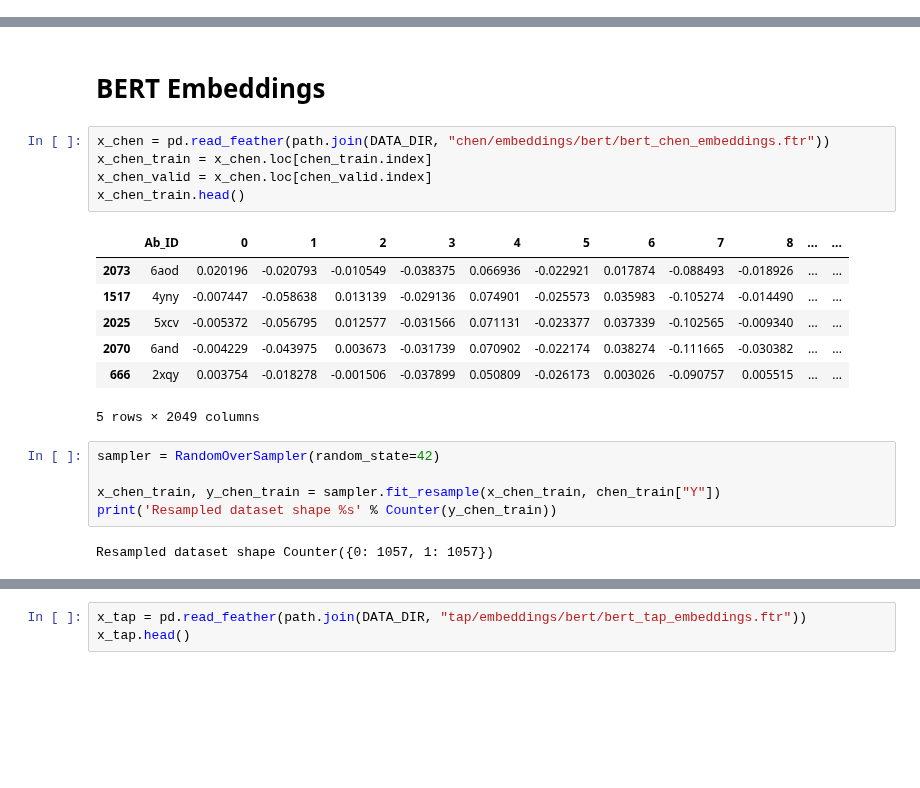
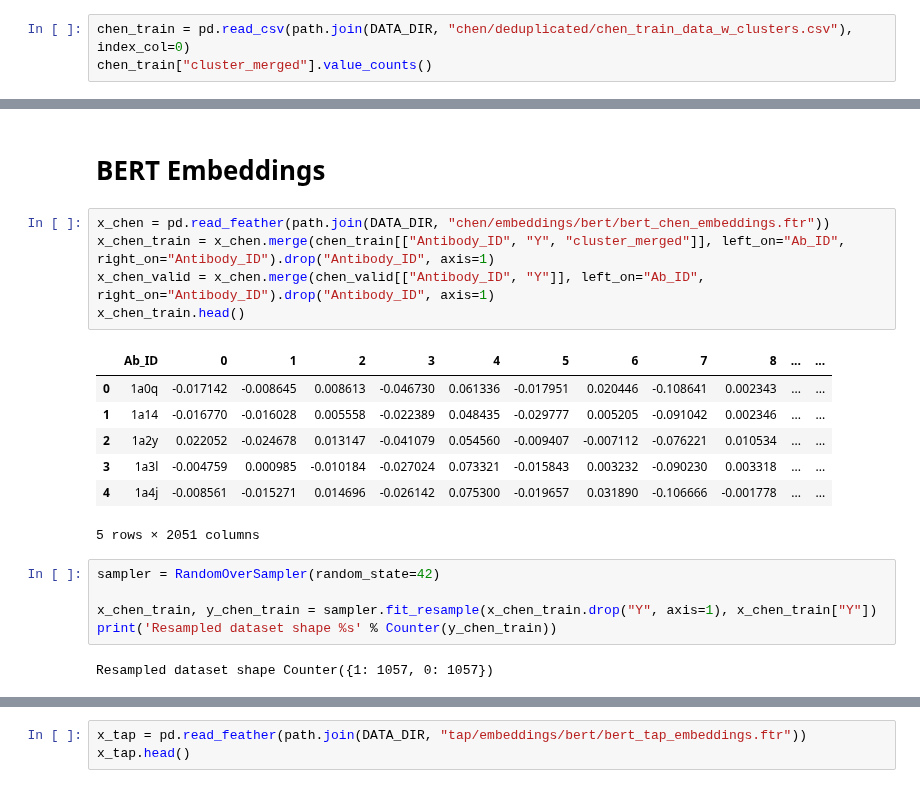
Before and after one commit to kvetab/di-pred, a Jupyter notebook: notebooks/experiments/03-training-with-oversampling.ipynb, the cells around one changed output, grey strips where cells are left out. Cells and saved outputs as stored; diff of their text form; blank space fills up the shorter version.

Commit message:
Fix row scrambling in data

```diff
--- a/notebooks/experiments/03-training-with-oversampling.ipynb
+++ b/notebooks/experiments/03-training-with-oversampling.ipynb
@@ -68,0 +72,3 @@ tap_data.head()
+# %%
+chen_train = pd.read_csv(path.join(DATA_DIR, "chen/deduplicated/chen_train_data_w_clusters.csv"), index_col=0)
+chen_train["cluster_merged"].value_counts()
@@ -584,22 +349,22 @@ Testing model multilayer_perceptron on protparam...
 # BERT Embeddings
 # %%
 x_chen = pd.read_feather(path.join(DATA_DIR, "chen/embeddings/bert/bert_chen_embeddings.ftr"))
-x_chen_train = x_chen.loc[chen_train.index]
-x_chen_valid = x_chen.loc[chen_valid.index]
+x_chen_train = x_chen.merge(chen_train[["Antibody_ID", "Y", "cluster_merged"]], left_on="Ab_ID", right_on="Antibody_ID").drop("Antibody_ID", axis=1)
+x_chen_valid = x_chen.merge(chen_valid[["Antibody_ID", "Y"]], left_on="Ab_ID", right_on="Antibody_ID").drop("Antibody_ID", axis=1)
 x_chen_train.head()
 # %% [output]
 |  | Ab_ID | 0 | 1 | 2 | 3 | 4 | 5 | 6 | 7 | 8 | ... | ... |
-| 2073 | 6aod | 0.020196 | -0.020793 | -0.010549 | -0.038375 | 0.066936 | -0.022921 | 0.017874 | -0.088493 | -0.018926 | ... | ... |
-| 1517 | 4yny | -0.007447 | -0.058638 | 0.013139 | -0.029136 | 0.074901 | -0.025573 | 0.035983 | -0.105274 | -0.014490 | ... | ... |
-| 2025 | 5xcv | -0.005372 | -0.056795 | 0.012577 | -0.031566 | 0.071131 | -0.023377 | 0.037339 | -0.102565 | -0.009340 | ... | ... |
-| 2070 | 6and | -0.004229 | -0.043975 | 0.003673 | -0.031739 | 0.070902 | -0.022174 | 0.038274 | -0.111665 | -0.030382 | ... | ... |
-| 666 | 2xqy | 0.003754 | -0.018278 | -0.001506 | -0.037899 | 0.050809 | -0.026173 | 0.003026 | -0.090757 | 0.005515 | ... | ... |
+| 0 | 1a0q | -0.017142 | -0.008645 | 0.008613 | -0.046730 | 0.061336 | -0.017951 | 0.020446 | -0.108641 | 0.002343 | ... | ... |
+| 1 | 1a14 | -0.016770 | -0.016028 | 0.005558 | -0.022389 | 0.048435 | -0.029777 | 0.005205 | -0.091042 | 0.002346 | ... | ... |
+| 2 | 1a2y | 0.022052 | -0.024678 | 0.013147 | -0.041079 | 0.054560 | -0.009407 | -0.007112 | -0.076221 | 0.010534 | ... | ... |
+| 3 | 1a3l | -0.004759 | 0.000985 | -0.010184 | -0.027024 | 0.073321 | -0.015843 | 0.003232 | -0.090230 | 0.003318 | ... | ... |
+| 4 | 1a4j | -0.008561 | -0.015271 | 0.014696 | -0.026142 | 0.075300 | -0.019657 | 0.031890 | -0.106666 | -0.001778 | ... | ... |
-5 rows × 2049 columns
+5 rows × 2051 columns
 # %%
 sampler = RandomOverSampler(random_state=42)
 
-x_chen_train, y_chen_train = sampler.fit_resample(x_chen_train, chen_train["Y"])
+x_chen_train, y_chen_train = sampler.fit_resample(x_chen_train.drop("Y", axis=1), x_chen_train["Y"])
 print('Resampled dataset shape %s' % Counter(y_chen_train))
 # %% [output]
-Resampled dataset shape Counter({0: 1057, 1: 1057})
+Resampled dataset shape Counter({1: 1057, 0: 1057})
 # %%
```
Also changed, not shown: parts of 33 cells of this notebook, 4 other files.
